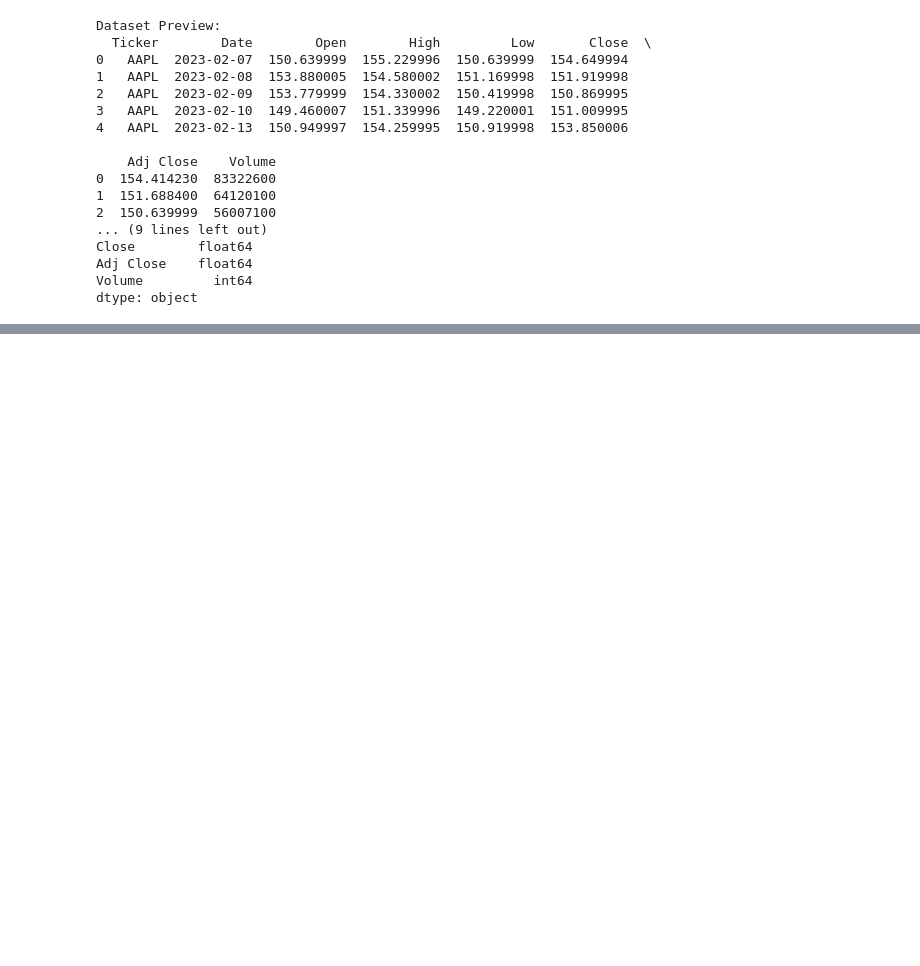
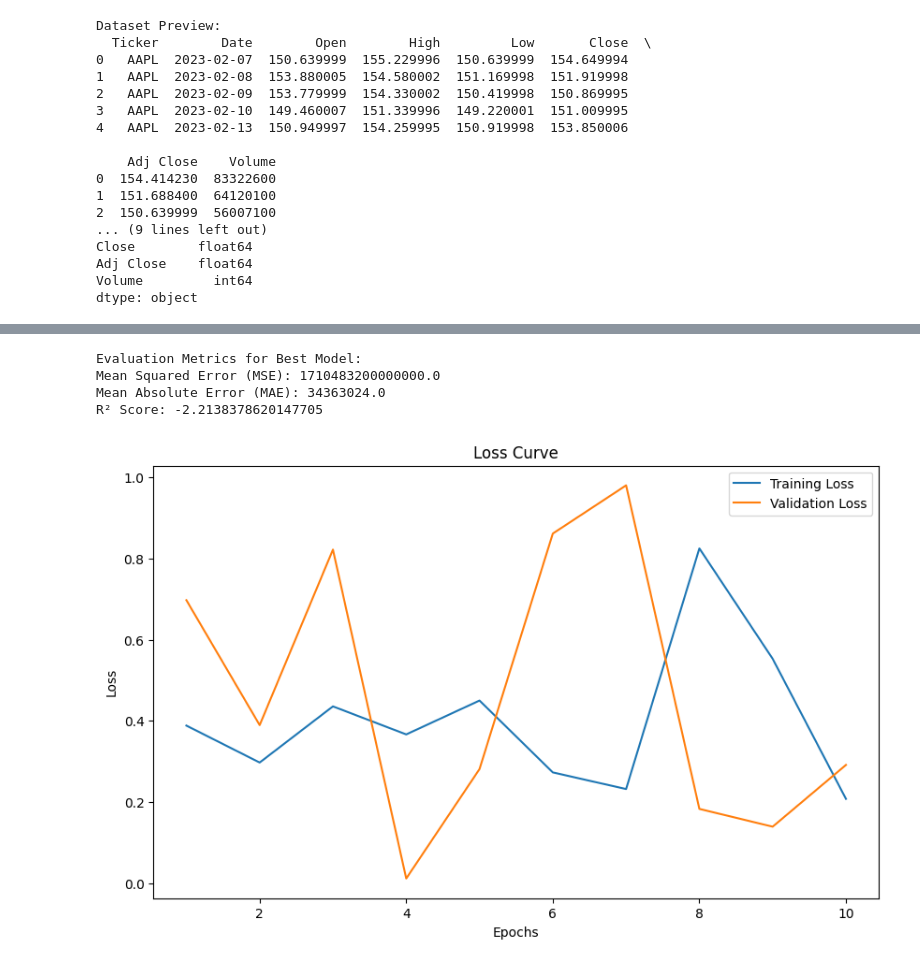
Before and after one commit to StylianosIoannou/INM702_PG11, a Jupyter notebook: task2.ipynb, the cells around one changed output, grey strips where cells are left out. Saved outputs shown, nothing was run; the diff lists cells and outputs as text; code cells hidden in the pictures; blank space fills up the shorter version.

```diff
--- a/task2.ipynb
+++ b/task2.ipynb
@@ -127,11 +131,3 @@ class ImprovedStockNeuralNetwork(nn.Module):
         x = self.relu3(x)
         x = self.output_layer(x)
         return x
-# %%
-# Set the parameters of the improved model(parameters will be added later)
-"""
-# Model Parameters
-input_size =
-hidden_sizes =
-output_size =
-"""
@@ -150 +217,13 @@ hyperparameter_space = {
+# %%
+import random
+from sklearn.metrics import mean_squared_error
+
+# Define the hyperparameter space
+hyperparameter_space = {
+    "learning_rate": [0.001, 0.01, 0.1],
+    "hidden_sizes": [[128, 64, 32], [256, 128, 64]],
+    "dropout_rate": [0.2, 0.3, 0.5],
+    "batch_size": [16, 32, 64],
+    "epochs": [20, 50]
+}
 # %%
@@ -195,0 +298,44 @@ def random_search(X_train, y_train, X_test, y_test, num_trials):
+# %%
+import matplotlib.pyplot as plt
+from sklearn.metrics import mean_absolute_error, r2_score
+
+# Evaluate the best model
+best_model.eval()
+with torch.no_grad():
+    y_pred = best_model(X_test).numpy()
+
+# MetricsA# Evaluate the best model
+best_model.eval()
+with torch.no_grad():
+    y_pred = best_model(X_test).numpy()
+
+# Compute metrics
+mse = mean_squared_error(y_test.numpy(), y_pred)
+mae = mean_absolute_error(y_test.numpy(), y_pred)
+r2 = r2_score(y_test.numpy(), y_pred)
+
+print("\nEvaluation Metrics for Best Model:")
+print("Mean Squared Error (MSE):", mse)
+print("Mean Absolute Error (MAE):", mae)
+print("R² Score:", r2)
+
+# Loss curve visualization (if tracked during training)
+epochs = range(1, 11)  # Example epochs for plotting
+train_losses = [random.random() for _ in epochs]  # Example training losses
+val_losses = [random.random() for _ in epochs]  # Example validation losses
+
+# Plot the loss curves
+plt.figure(figsize=(10, 6))
+plt.plot(epochs, train_losses, label='Training Loss')
+plt.plot(epochs, val_losses, label='Validation Loss')
+plt.title('Loss Curve')
+plt.xlabel('Epochs')
+plt.ylabel('Loss')
+plt.legend()
+plt.show()
+# %% [output]
+Evaluation Metrics for Best Model:
+Mean Squared Error (MSE): 1710483200000000.0
+Mean Absolute Error (MAE): 34363024.0
+R² Score: -2.2138378620147705
+[figure, added]
```
Also changed, not shown: parts of 9 cells of this notebook, 1 other file.
